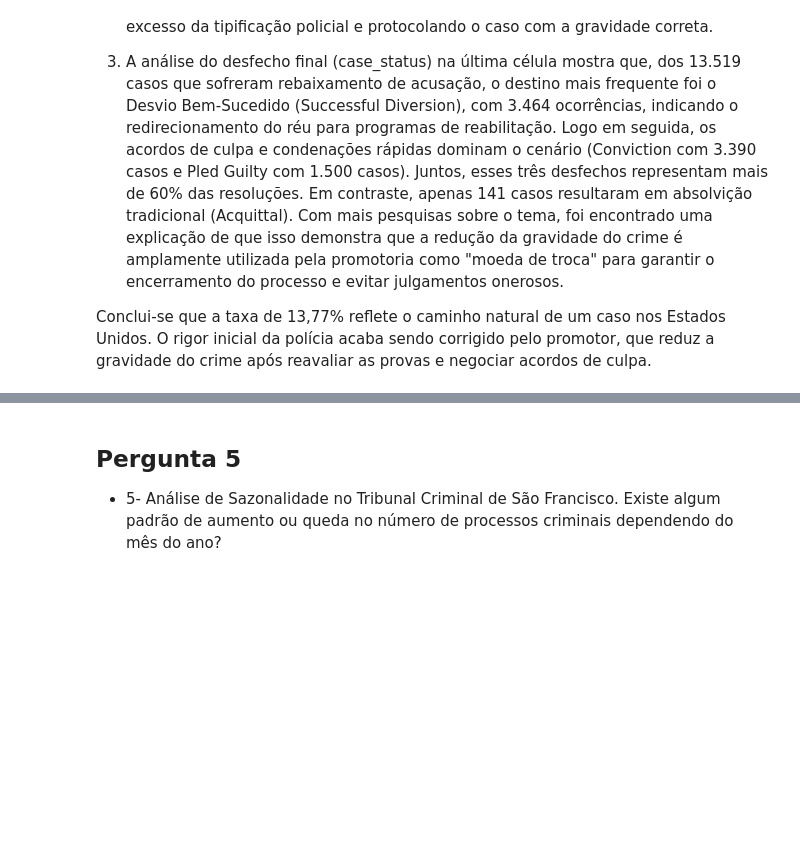
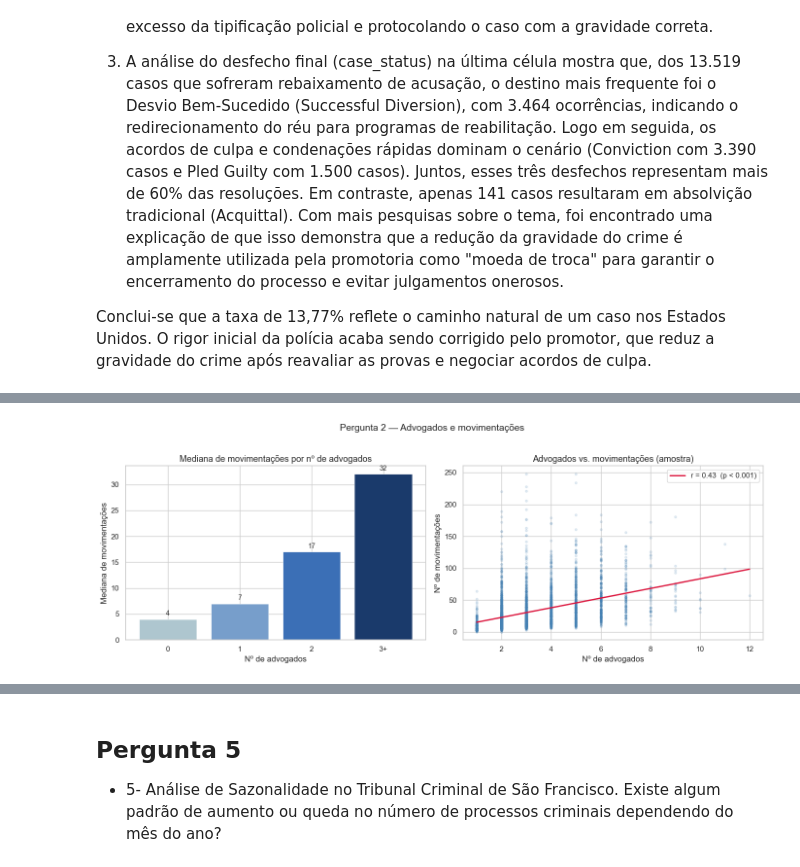
Before and after one commit to Orlandovpjunior/machine_learning, a Jupyter notebook: lab5/notebook.ipynb, the cells around one changed output, grey strips where cells are left out. Saved outputs shown, nothing was run; the diff lists cells and outputs as text; code cells hidden in the pictures; blank space fills up the shorter version.

```diff
--- a/lab5/notebook.ipynb
+++ b/lab5/notebook.ipynb
@@ -280,0 +425,44 @@ Conclui-se que a taxa de 13,77% reflete o caminho natural de um caso nos Estados
+# %%
+# Advogados × Movimentações
+fig, axes = plt.subplots(1, 2, figsize=(14, 5))
+
+# Mediana de movimentações por faixa
+cores = ['#aec6cf', '#779ecb', '#3b6fb6', '#1a3a6b']
+resumo = (
+    df_p2.groupby('faixa_advogados')['qtd_movimentacoes']
+    .median()
+    .loc[['0', '1', '2', '3+']]
+    .reset_index()
+    .rename(columns={'qtd_movimentacoes': 'mediana_mov'})
+)
+bars = axes[0].bar(resumo['faixa_advogados'], resumo['mediana_mov'],
+                   color=cores, edgecolor='white', linewidth=0.5)
+for bar, val in zip(bars, resumo['mediana_mov']):
+    axes[0].text(bar.get_x() + bar.get_width() / 2,
+                 bar.get_height() + 0.4, f'{val:.0f}',
+                 ha='center', va='bottom', fontsize=10)
+axes[0].set_title('Mediana de movimentações por nº de advogados', fontsize=13)
+axes[0].set_xlabel('Nº de advogados')
+axes[0].set_ylabel('Mediana de movimentações')
+
+# Scatter com linha de tendência
+amostra = df_p2[df_p2['qtd_advogados'] > 0].sample(min(4000, len(df_p2)), random_state=42)
+axes[1].scatter(amostra['qtd_advogados'], amostra['qtd_movimentacoes'],
+                alpha=0.15, s=10, color='steelblue')
+slope, intercept, r, p_val, _ = stats.linregress(
+    amostra['qtd_advogados'], amostra['qtd_movimentacoes']
+)
+xr = np.array([1, amostra['qtd_advogados'].max()])
+p_label = '< 0.001' if p_val < 0.001 else f'= {p_val:.3f}'
+axes[1].plot(xr, slope * xr + intercept, color='crimson', lw=2,
+             label=f'r = {r:.2f}  (p {p_label})')
+axes[1].set_title('Advogados vs. movimentações (amostra)', fontsize=13)
+axes[1].set_xlabel('Nº de advogados')
+axes[1].set_ylabel('Nº de movimentações')
+axes[1].legend()
+
+plt.suptitle('Pergunta 2 — Advogados e movimentações', fontsize=14, y=1.02)
+plt.tight_layout()
+plt.show()
+# %% [output]
+[figure, added]
```
Also changed, not shown: parts of 11 cells of this notebook.
